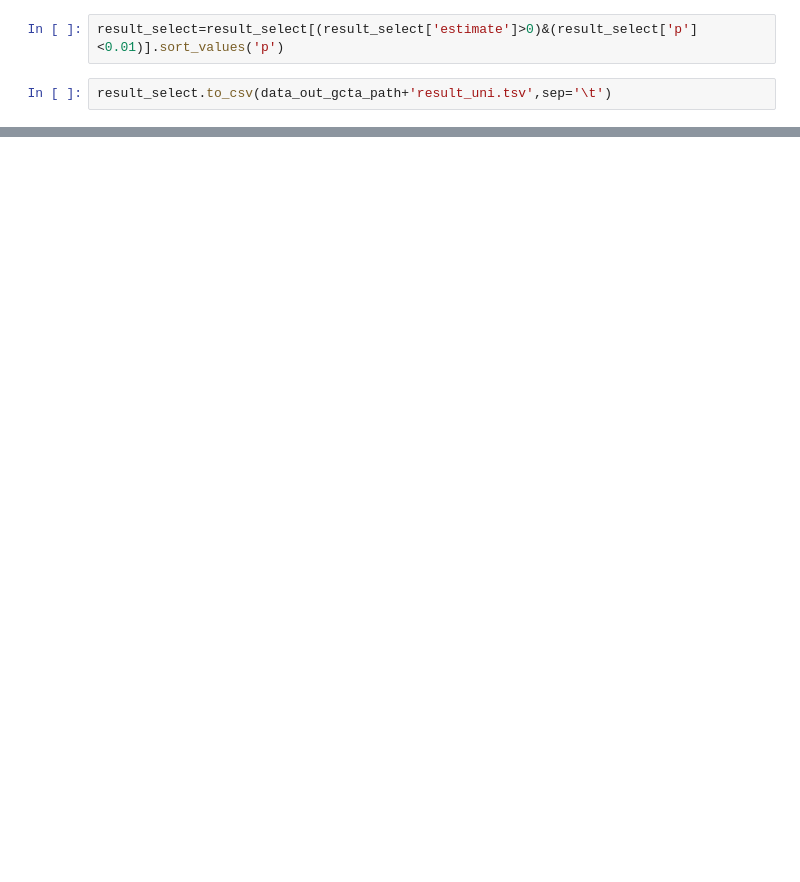
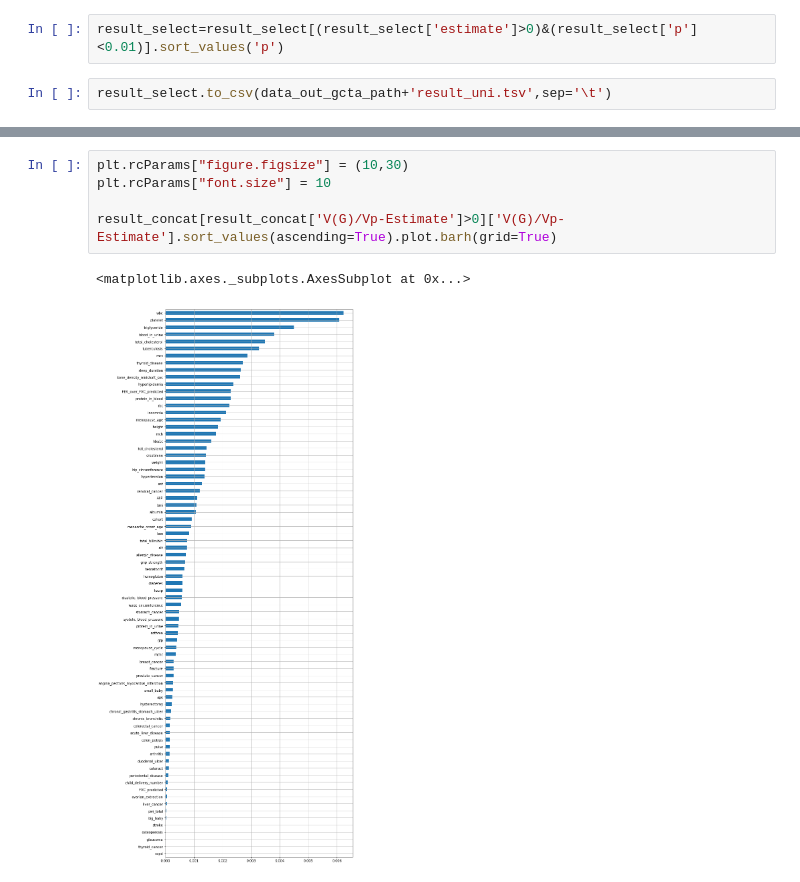
Before and after one commit to chanwkimlab/MHC_Kor_Assoc, a Jupyter notebook: 6_2_gcta_uni_result.ipynb, the cells around one changed output, grey strips where cells are left out. Drawn from its saved outputs; the diff is of its cells as text; blank space fills up the shorter version.

```diff
--- a/6_2_gcta_uni_result.ipynb
+++ b/6_2_gcta_uni_result.ipynb
@@ -85,0 +92,8 @@ Name: p, dtype: float64
+# %%
+plt.rcParams["figure.figsize"] = (10,30)
+plt.rcParams["font.size"] = 10
+
+result_concat[result_concat['V(G)/Vp-Estimate']>0]['V(G)/Vp-Estimate'].sort_values(ascending=True).plot.barh(grid=True)
+# %% [output]
+<matplotlib.axes._subplots.AxesSubplot at 0x...>
+[figure, added]
```
Also changed, not shown: parts of 15 cells of this notebook, 26 other files.
